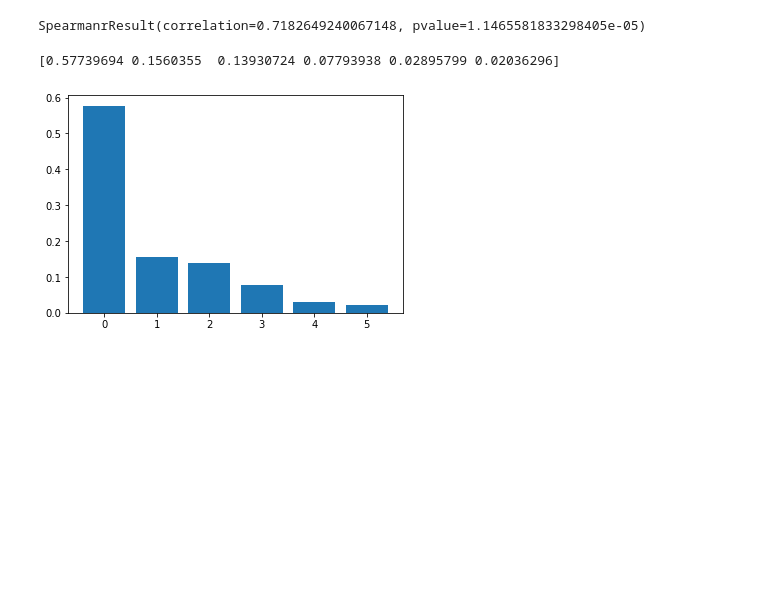
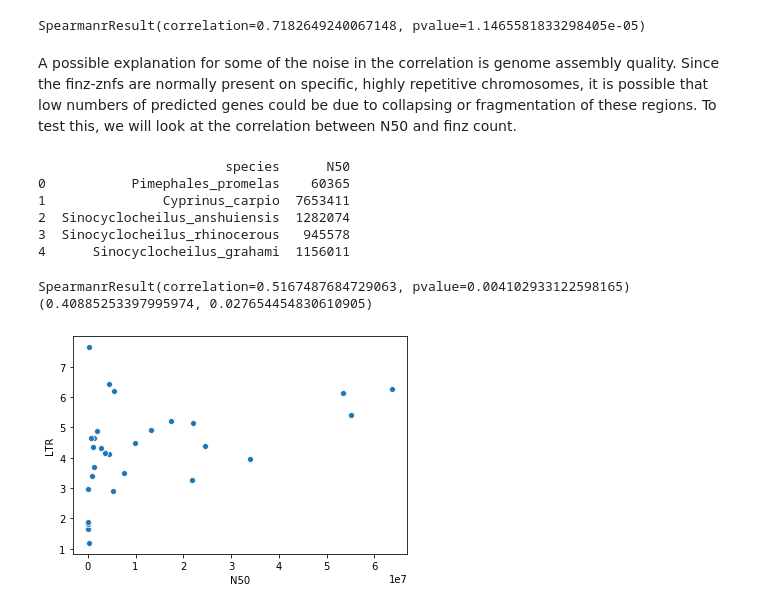
Before and after one commit to jonathan-wells/finz-znf, a Jupyter notebook: analysis/finz_te_correlation.ipynb, the cells around one changed output. Cells and saved outputs as stored; diff of their text form; code cells hidden in the pictures; blank space fills up the shorter version.

```diff
--- a/analysis/finz_te_correlation.ipynb
+++ b/analysis/finz_te_correlation.ipynb
@@ -91,23 +96,42 @@ print(stats.spearmanr(count_df[column],
 # %% [output]
 [figure]
 SpearmanrResult(correlation=0.7182649240067148, pvalue=1.1465581833298405e-05)
-# %%
-y = count_df['DNA'].values.reshape(-1, 1)
-X = count_df['LTR'].values.reshape(-1, 1)
-lm = LinearRegression().fit(y, X)
-
-count_df['pred_LTR'] = lm.predict(y).reshape(-1, 1)
-count_df['resid_LTR'] = count_df['LTR'] - count_df['pred_LTR']
-# %%
-features = ['finz', 'DNA', 'LTR', 'LINE', 'SINE', 'Helitron']
-X = count_df[features].values
-sc = StandardScaler()
-X = sc.fit_transform(X)
-pca = PCA()
-pca.fit(X)
-explained_variance = pca.explained_variance_ratio_
-plt.bar(x=range(len(explained_variance)), height=explained_variance)
-print(explained_variance)
-# %% [output]
-[0.57739694 0.1560355  0.13930724 0.07793938 0.02895799 0.02036296]
-[figure, removed]
+# %% [markdown]
+A possible explanation for some of the noise in the correlation is genome assembly quality. Since the finz-znfs are normally present on specific, highly repetitive chromosomes, it is possible that low numbers of predicted genes could be due to collapsing or fragmentation of these regions. To test this, we will look at the correlation between N50 and finz count.
+# %%
+def calc_N50(genomefile):
+    contiglens = []
+    for record in SeqIO.parse(genomefile, 'fasta'):
+        contiglens.append(len(record.seq))
+    contiglens = sorted(contiglens, reverse=True)
+    gsize = sum(contiglens)
+    i, currentsize = 0, 0
+    while currentsize <= gsize*0.5:
+        currentsize += contiglens[i]
+        i += 1
+    return contiglens[i]
+
+with open('../data/species_genomes.txt') as infile:
+    genomes = {line.split()[0]: f'/Users/jonwells/Genomes/Cypriniformes/ncbi-genomes-2020-07-09/{line.split()[1]}' for line in infile}
+
+n50s = []
+for species, genomefile in genomes.items():
+    n50s.append((species, calc_N50(genomefile)))
+n50_df = pd.DataFrame(n50s, columns=['species', 'N50'])
+print(n50_df.head())
+# %% [output]
+                        species      N50
+0           Pimephales_promelas    60365
+1               Cyprinus_carpio  7653411
+2  Sinocyclocheilus_anshuiensis  1282074
+3  Sinocyclocheilus_rhinocerous   945578
+4      Sinocyclocheilus_grahami  1156011
+# %%
+n50_df = n50_df.merge(count_df, on='species')
+sns.scatterplot(data=n50_df, x='N50', y='LTR')
+print(stats.spearmanr(n50_df.N50, n50_df.LTR))
+print(stats.pearsonr(n50_df.N50, n50_df.LTR))
+# %% [output]
+SpearmanrResult(correlation=0.5167487684729063, pvalue=0.004102933122598165)
+(0.40885253397995974, 0.027654454830610905)
+[figure, added]
```
Also changed, not shown: parts of 2 cells of this notebook, 2 other files.
